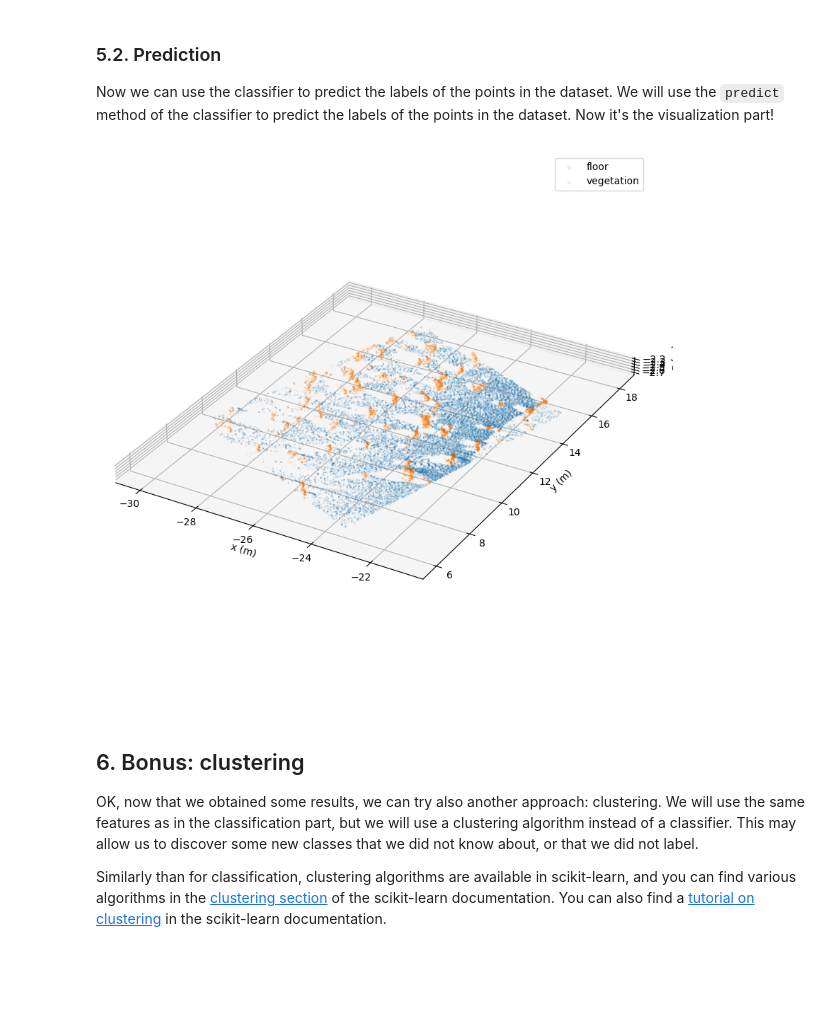
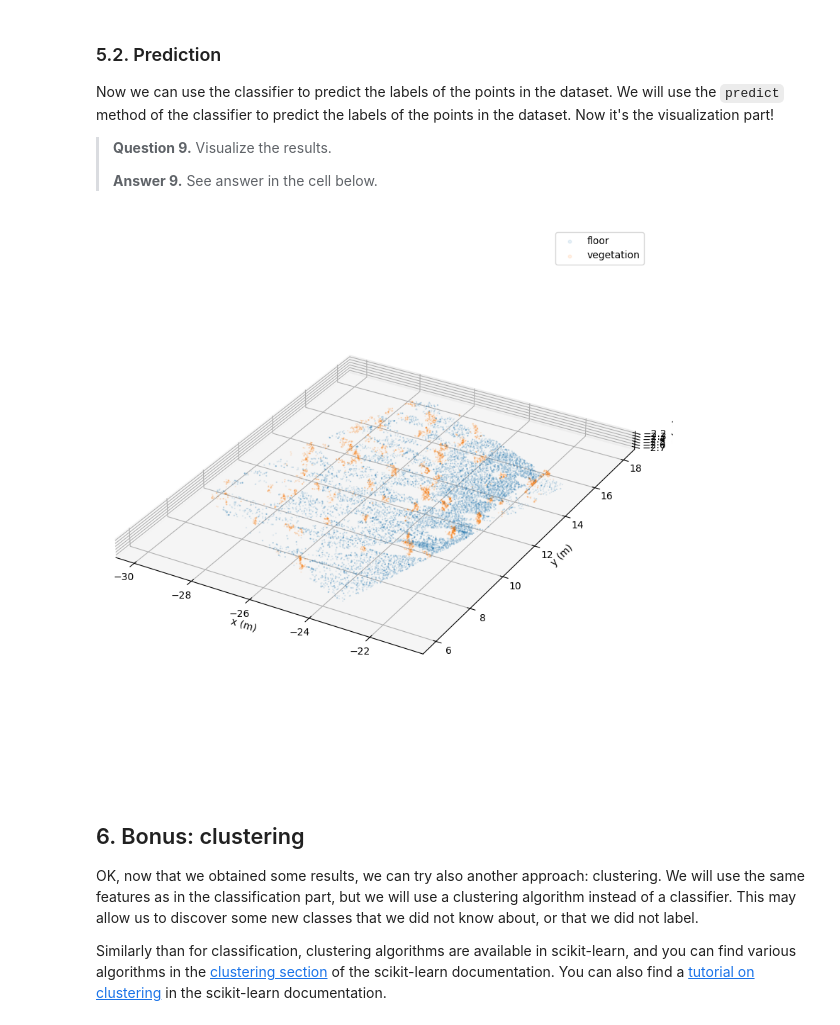
Before and after one commit to leonard-seydoux/earth-data-science, a Jupyter notebook: labs/3_lidar_classification/3_lidar_proofs.ipynb, the cells around one changed output. Drawn from its saved outputs; the diff is of its cells as text; code cells hidden in the pictures; blank space fills up the shorter version.

```diff
--- a/labs/3_lidar_classification/3_lidar_proofs.ipynb
+++ b/labs/3_lidar_classification/3_lidar_proofs.ipynb
@@ -200,11 +192,11 @@ Once normalized, the eigenvalues all fall in the triangular region delimited rep
 l1, l2, l3 = eigenvalues.T
 
 # Plot
-fig, ax = plt.subplots()
+fig, ax = plt.subplots(figsize=(6, 3.5))
 mappable = ax.scatter(l1, l2, c=l3, s=1, rasterized=True, vmin=0, vmax=1 / 3)
 
 # Labels
-cb = plt.colorbar(mappable, ax=ax, shrink=0.5, aspect=15)
+cb = plt.colorbar(mappable, ax=ax)
 cb.set_label("Third eigenvalue $\lambda_3$")
 ax.set_xlabel("First eigenvalue $\lambda_1$")
 ax.set_ylabel("Second eigenvalue $\lambda_2$")
@@ -412,10 +387,10 @@ First, we need to extract __the same features__ as in the training phase on the
 # %%
 # Read again the entire dataset
-dataset = lidar.read_xyz("./data/evaluation/scene.xyz")
+dataset = lidar.read_xyz(os.path.join(DIRPATH_UNLABELED, "scene.xyz"))
 
 # Core points
-core_points = dataset[::50]
-print(f"Number of core points: {len(core_points)}")
+core_points = dataset[::100]
+print(f"Number of core points: {len(core_points):}")
 
 # Read pickle file features
 # Create empty list of features
@@ -423,8 +398,8 @@ scale_x_features = [f"scale_{scale}_x" for scale in SCALES_IN_M]
 scale_y_features = [f"scale_{scale}_y" for scale in SCALES_IN_M]
 
 # Feature dataframe
-dataset_features = pd.DataFrame(columns=scale_x_features + scale_y_features)
-for scale in tqdm.tqdm(SCALES_IN_M, desc=f"Processing {training_file}"):\
+new_features = pd.DataFrame(columns=scale_x_features + scale_y_features)
+for scale in tqdm.tqdm(SCALES_IN_M, desc=f"Processing"):
 
     # Calculate eigenvalues (in parallel)
     eigenvalues = lidar.calculate_eigenvalues(core_points, dataset, scale, N_MIN_POINTS)
@@ -433,9 +408,9 @@ for scale in tqdm.tqdm(SCALES_IN_M, desc=f"Processing {training_file}"):\
     x, y = lidar.calculate_barycentric_coordinates(eigenvalues)
 
     # Add to the dataframe
-    dataset_features[f"scale_{scale}_x"] = x
-    dataset_features[f"scale_{scale}_y"] = y
+    new_features[f"scale_{scale}_x"] = x
+    new_features[f"scale_{scale}_y"] = y
 
 # Reset index
-dataset_features = dataset_features.reset_index(drop=True)
+new_features = new_features.reset_index(drop=True)
 # %% [output]
@@ -467,39 +419,43 @@ dataset_features
 ### 5.2. Prediction
 
 Now we can use the classifier to predict the labels of the points in the dataset. We will use the `predict` method of the classifier to predict the labels of the points in the dataset. Now it's the visualization part!
+
+> __Question 9.__ Visualize the results.
+>
+> __Answer 9.__ See answer in the cell below.
-# %%
-# Predict
-unknown_features_clean = dataset_features.dropna()
-core_points = core_points[unknown_features_clean.index]
-y_pred = model.predict(unknown_features_clean)
-
-# Transform strings to integers
-category_names = model.classes_.tolist()
-y_pred = np.array([category_names.index(category) for category in y_pred])
 # %%
+# Predict
+new_features_clean = new_features.dropna()
+core_points_clean = core_points[new_features_clean.index]
+y_pred = model.predict(new_features_clean)
+
+# Transform strings to integers
+category_names = model.classes_.tolist()
+y_pred = np.array([category_names.index(category) for category in y_pred])
+
 # Plot
 fig, ax = plt.subplots(subplot_kw=dict(projection="3d"), figsize=(10, 10))
 for y_class in np.unique(y_pred):
 
     # Get points from the same class
-    points_within_class = core_points[y_pred == y_class]
+    points_within_class = core_points_clean[y_pred == y_class]
 
     # Plot
     lidar.plot_scene(
         points_within_class,
         s=0.4,
         alpha=0.1,
         n_points=40000,
         ax=ax,
         c=f"C{y_class}",
         label=category_names[y_class],
     )
 
 # Labels
 ax.legend(markerscale=5)
 plt.show()
 # %% [output]
-[figure, old version]
+[figure, new version]
 # %% [markdown]
 ## 6. Bonus: clustering
 
```
Also changed, not shown: parts of 30 cells of this notebook.
